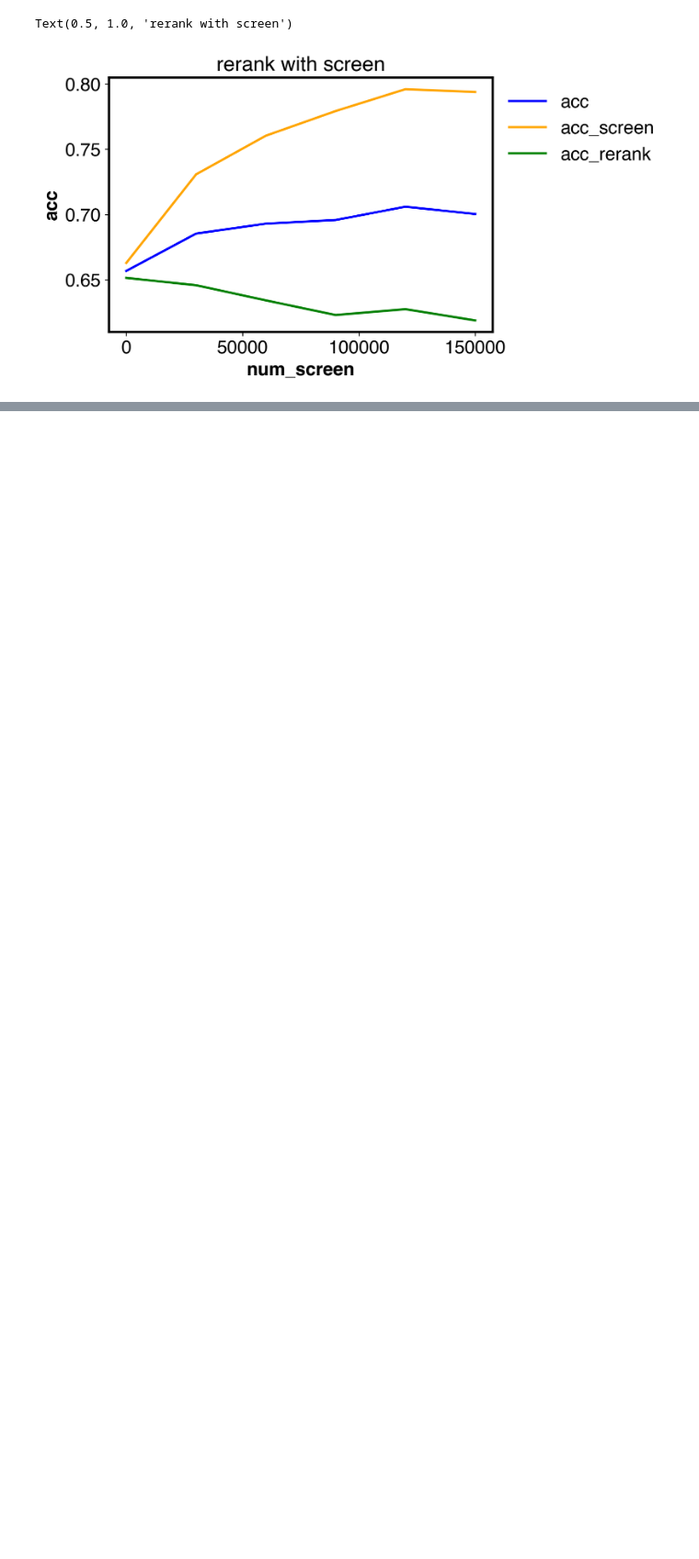
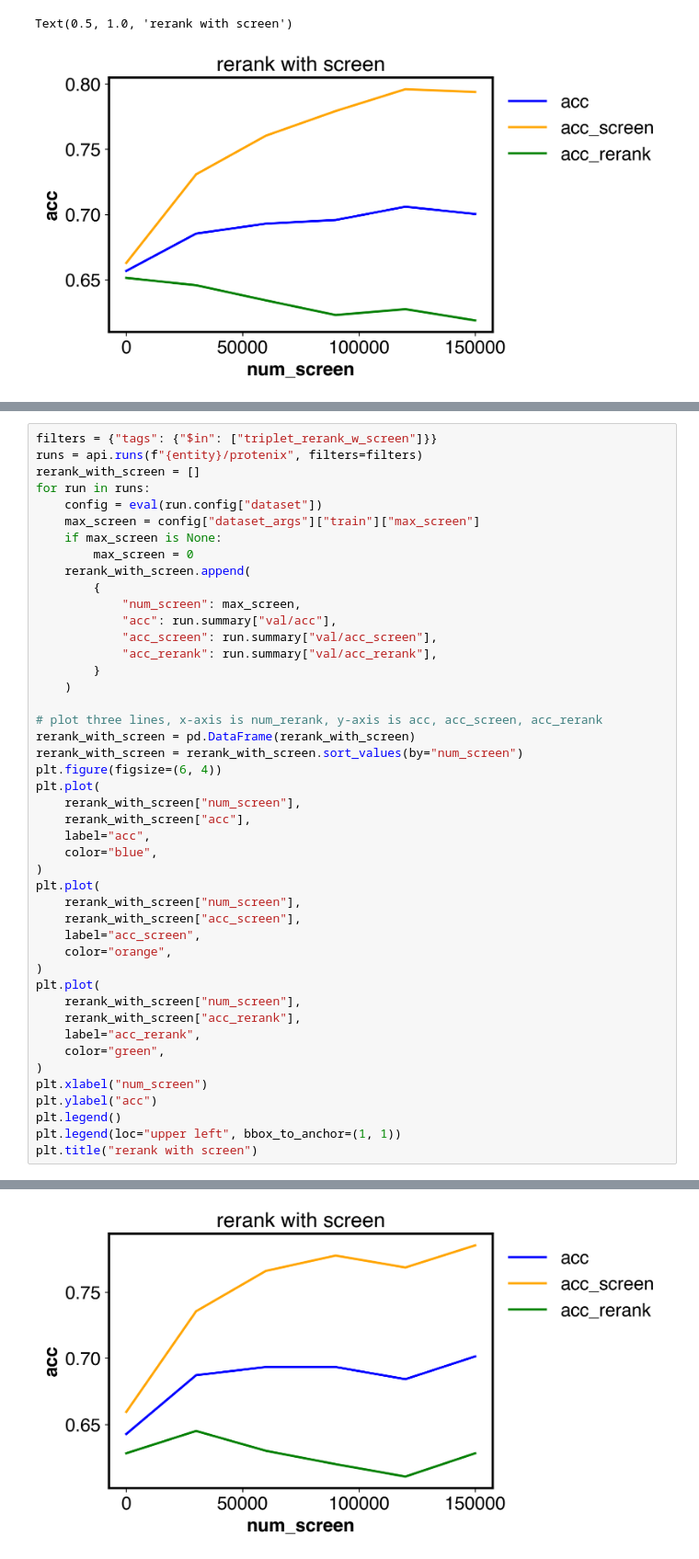
Before and after one commit to Donk6666669/AlphaRank, a Jupyter notebook: notebooks/results_anaylsis.ipynb, the cells around one changed output, grey strips where cells are left out. Shown at 92% size. Cells and saved outputs as stored; diff of their text form; blank space fills up the shorter version.

```diff
--- a/notebooks/results_anaylsis.ipynb
+++ b/notebooks/results_anaylsis.ipynb
@@ -116,0 +167,46 @@ Text(0.5, 1.0, 'rerank with screen')
+# %%
+filters = {"tags": {"$in": ["triplet_rerank_w_screen"]}}
+runs = api.runs(f"{entity}/protenix", filters=filters)
+rerank_with_screen = []
+for run in runs:
+    config = eval(run.config["dataset"])
+    max_screen = config["dataset_args"]["train"]["max_screen"]
+    if max_screen is None:
+        max_screen = 0
+    rerank_with_screen.append(
+        {
+            "num_screen": max_screen,
+            "acc": run.summary["val/acc"],
+            "acc_screen": run.summary["val/acc_screen"],
+            "acc_rerank": run.summary["val/acc_rerank"],
+        }
+    )
+
+# plot three lines, x-axis is num_rerank, y-axis is acc, acc_screen, acc_rerank
+rerank_with_screen = pd.DataFrame(rerank_with_screen)
+rerank_with_screen = rerank_with_screen.sort_values(by="num_screen")
+plt.figure(figsize=(6, 4))
+plt.plot(
+    rerank_with_screen["num_screen"],
+    rerank_with_screen["acc"],
+    label="acc",
+    color="blue",
+)
+plt.plot(
+    rerank_with_screen["num_screen"],
+    rerank_with_screen["acc_screen"],
+    label="acc_screen",
+    color="orange",
+)
+plt.plot(
+    rerank_with_screen["num_screen"],
+    rerank_with_screen["acc_rerank"],
+    label="acc_rerank",
+    color="green",
+)
+plt.xlabel("num_screen")
+plt.ylabel("acc")
+plt.legend()
+plt.legend(loc="upper left", bbox_to_anchor=(1, 1))
+plt.title("rerank with screen")
+# %% [output]
@@ -116,0 +214 @@ Text(0.5, 1.0, 'rerank with screen')
+[figure, added]
```
Also changed, not shown: parts of 7 cells of this notebook, 13 other files.
